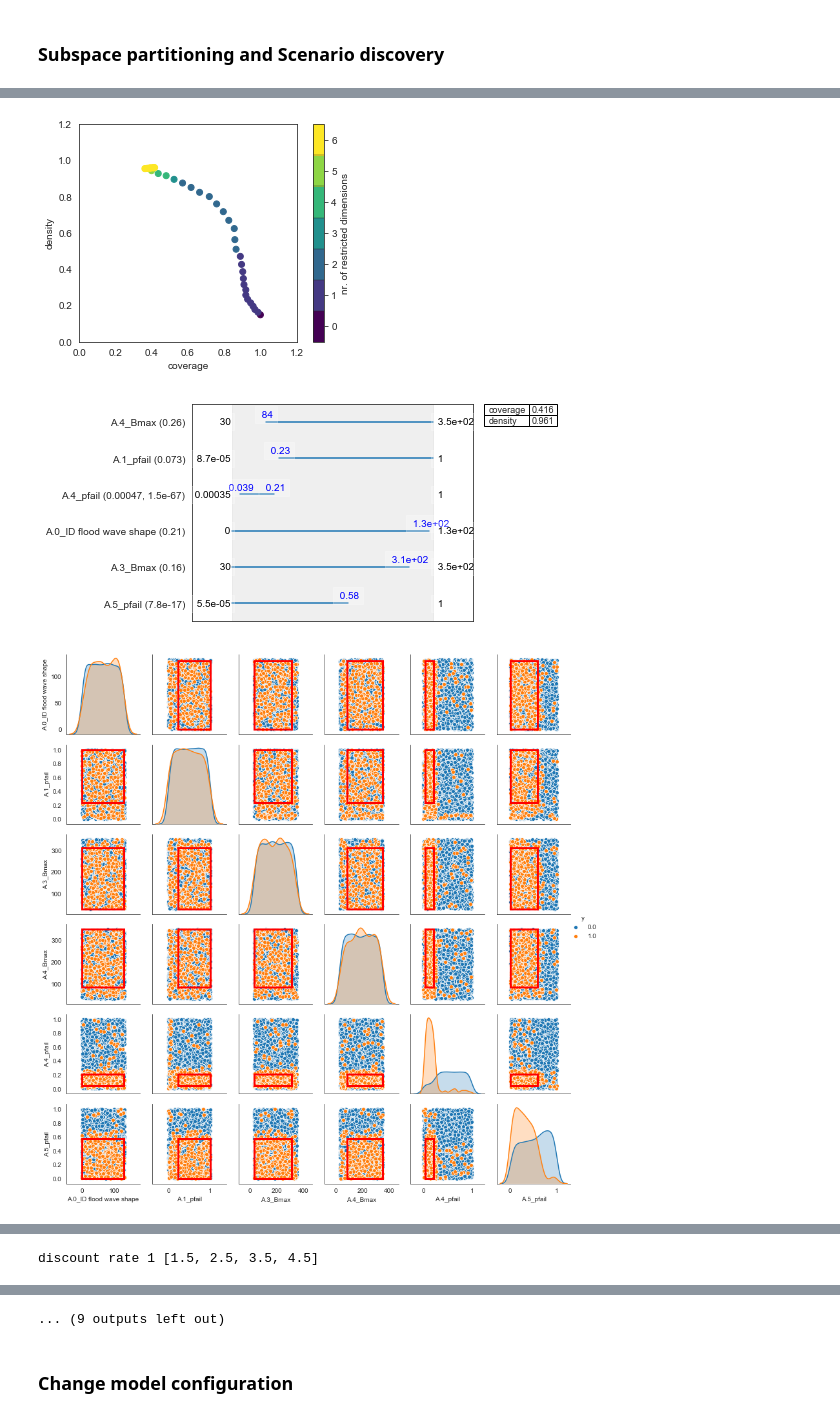
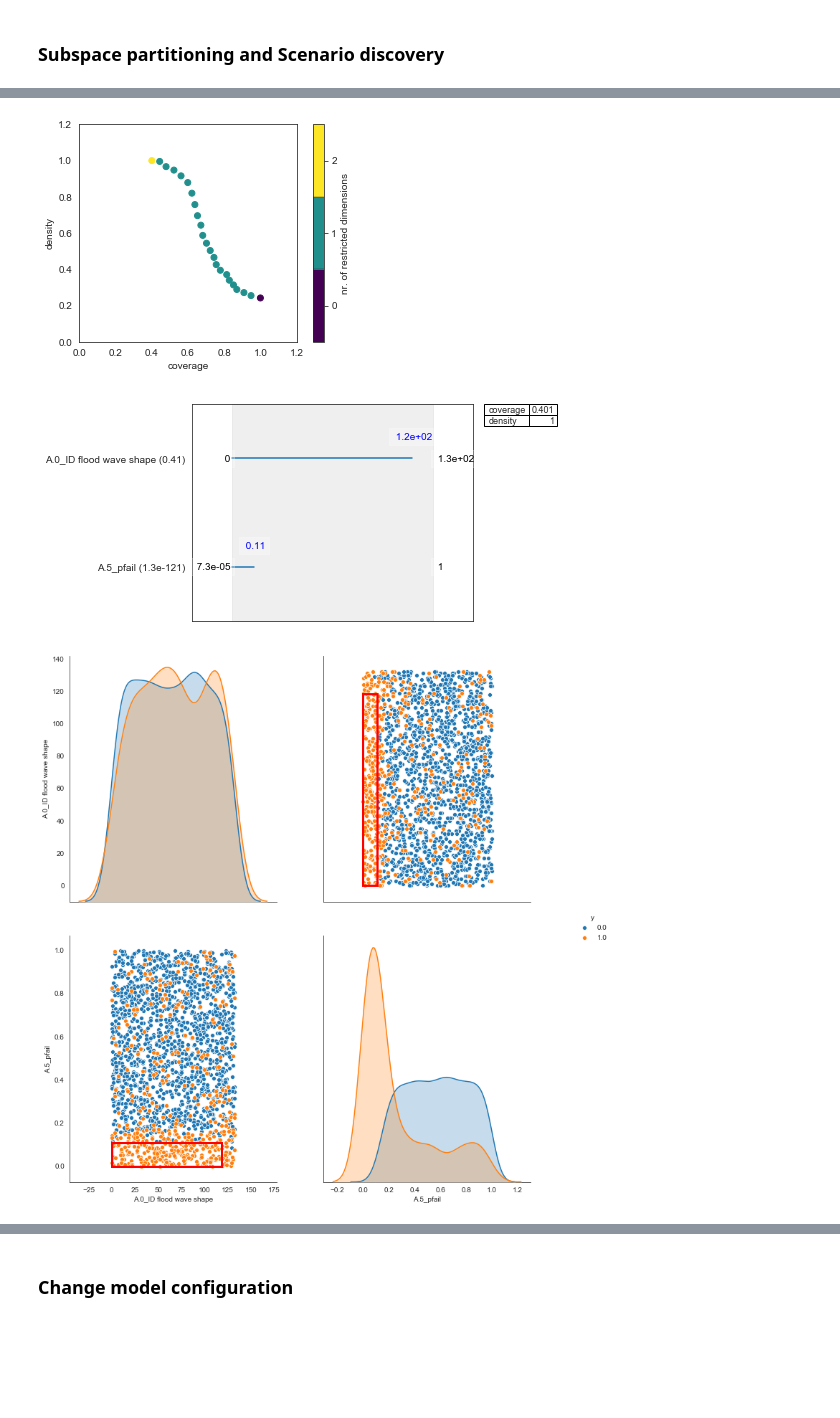
Before and after one commit to pdebiase/MBDM-group-11, a Jupyter notebook: final assignment/MORDM_weak/MORO_postanalysis.ipynb, the cells around one changed output, grey strips where cells are left out. Saved outputs shown, nothing was run; the diff lists cells and outputs as text; code cells hidden in the pictures; blank space fills up the shorter version.

```diff
--- a/final assignment/MORDM_weak/MORO_postanalysis.ipynb
+++ b/final assignment/MORDM_weak/MORO_postanalysis.ipynb
@@ -350,7 +350,9 @@ for i in range (0,len(results_df2.columns)-1):
 # %%
 selected_policy = 'policy3'
 experiment_pol = experiment[experiment['policy']== selected_policy]
+experiment_pol = experiment_pol.reset_index()
 results_pol = results_df2[results_df2['name2']== selected_policy]
+results_pol = results_pol.reset_index()
 # %%
 #Pairplot for damage at each location
 #policy_selected =
@@ -425,12 +427,13 @@ def success(df):
         else:
             df.loc[i,'success']=0
 # %%
-policy__selected =
-results_df =
-success(results_df)                     #Apply the success fail criteria on policies
-experiment['success'] = results_df['success']
+policy_selected = 'policy6'
+results_policy_selected = results_df[results_df['name']== policy_selected]
+results_policy_selected = results_policy_selected.reset_index()
+success(results_policy_selected)                     #Apply the success fail criteria on policies
+experiment_pol['success'] = results_policy_selected['success']
 diff_policies = {}
-for i in range (0,len(experiment['policy'].unique())):                  #Divide each policy outcomes in dictionary keys
-    df = experiment[experiment['policy']== experiment['policy'].unique()[i]]
+for i in range (0,len(experiment_pol['policy'].unique())):                  #Divide each policy outcomes in dictionary keys
+    df = experiment_pol[experiment_pol['policy']== experiment_pol['policy'].unique()[i]]
     string = 'policy' + str(i)
-    diff_policies[string] = df
+    diff_policies[policy_selected] = df
@@ -439,7 +457,7 @@ for i in range (0,len(experiment['policy'].unique())):                  #Divide
 def prim_analysis(dict_pol):
     for key in dict_pol:
         df_prim = dict_pol[key]
-        x = df_prim.ix[:,0:19]
+        x = df_prim.ix[:,1:19]
         y = df_prim['success']
         y = y.values
         prim_alg = prim.Prim(x, y, threshold=0.1, peel_alpha=0.1)
@@ -468,3 +486,3 @@ http://pandas.pydata.org/pandas-docs/stable/indexing.html#ix-indexer-is-deprecat
-[figure, old version]
+[figure, new version]
-[figure, old version]
+[figure, new version]
-[figure, old version]
+[figure, new version]
@@ -483 +489,0 @@ http://pandas.pydata.org/pandas-docs/stable/indexing.html#ix-indexer-is-deprecat
-discount rate 1 [1.5, 2.5, 3.5, 4.5]
@@ -495,4 +490,3 @@ http://pandas.pydata.org/pandas-docs/stable/indexing.html#ix-indexer-is-deprecat
-... (9 outputs left out)
 # %% [markdown]
 ### Change model configuration
 # %%
```
Also changed, not shown: parts of 3 cells of this notebook, 1 other file.
